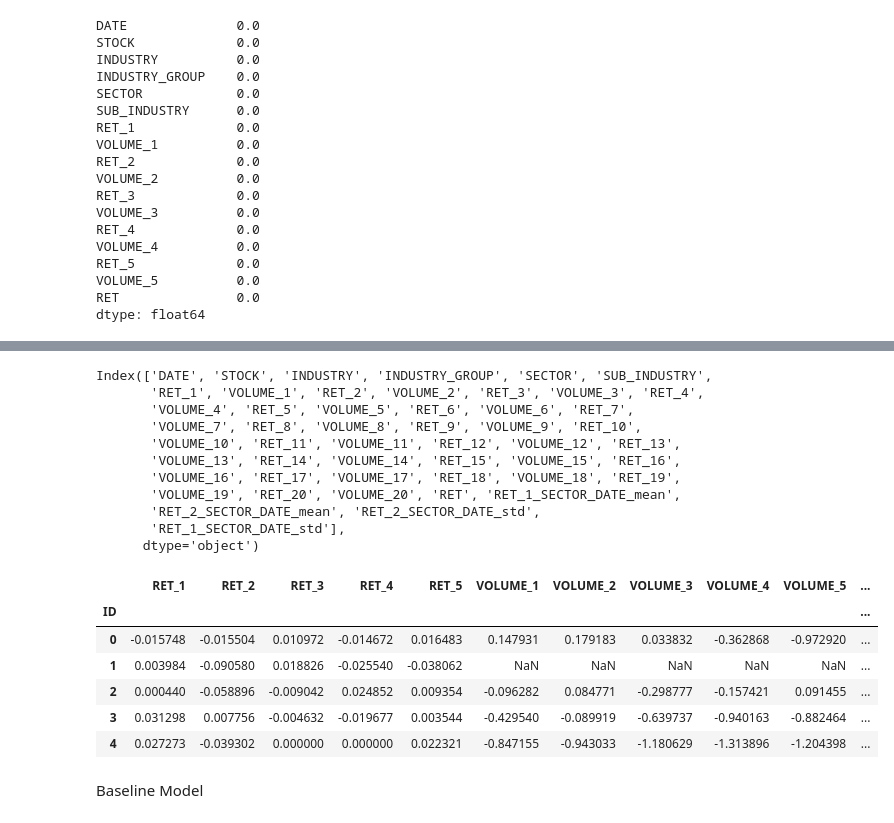
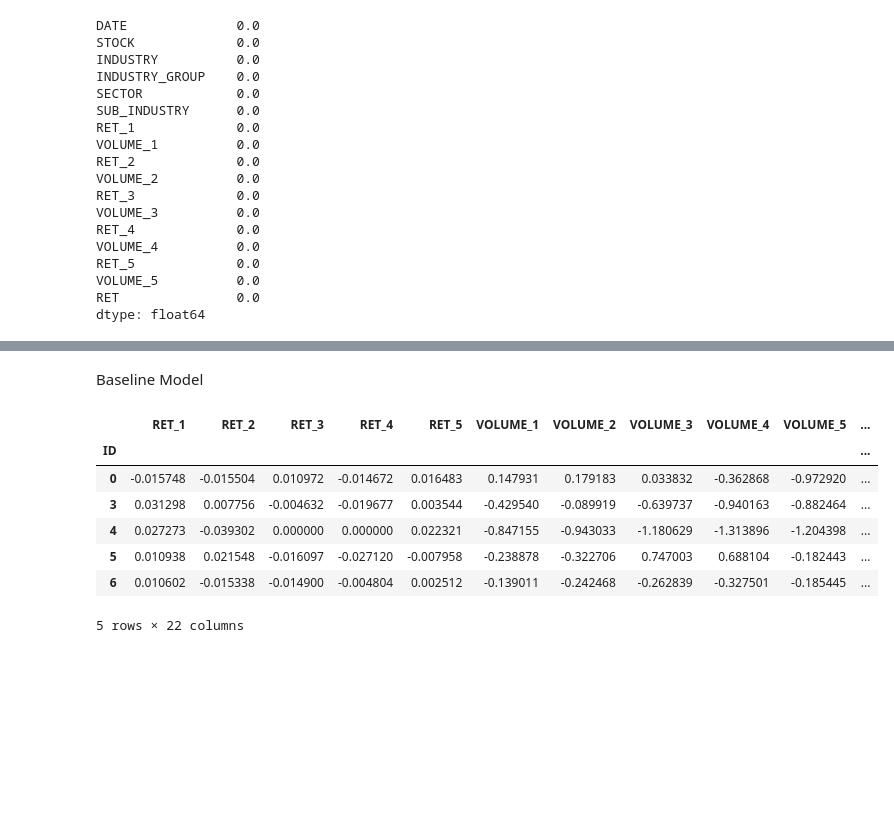
Before and after one commit to AxelPortier/QRT_Challenge_ENS, a Jupyter notebook: Test_Axel.ipynb, the cells around one changed output, grey strips where cells are left out. Cells and saved outputs as stored; diff of their text form; code cells hidden in the pictures; blank space fills up the shorter version.

```diff
--- a/Test_Axel.ipynb
+++ b/Test_Axel.ipynb
@@ -242,17 +299,19 @@ Data Preprocessing
 # %%
 # Feature engineering
 new_features = []
+train=cleaned_iqr
 
 # Conditional aggregated features
-shifts = [1,2]  # Choose some different shifts
-statistics = ['mean','std']  # the type of stat
-gb_features = ['SECTOR', 'DATE']
-target_feature = 'RET'
+shifts = [1,2,3]  # Choose some different shifts
+statistics = ['mean','sum']  # the type of stat
+gb_features = ['SECTOR', 'DATE','INDUSTRY_GROUP']
+target_featureS = ['RET','VOLUME']
 tmp_name = '_'.join(gb_features)
 for shift in shifts:
-    for stat in statistics:
-        name = f'{target_feature}_{shift}_{tmp_name}_{stat}'
-        feat = f'{target_feature}_{shift}'
-        new_features.append(name)
-        for data in [train, test]:
-            data[name] = data.groupby(gb_features)[feat].transform(stat)
+    for target_feature in target_featureS :
+        for stat in statistics:
+            name = f'{target_feature}_{shift}_{tmp_name}_{stat}'
+            feat = f'{target_feature}_{shift}'
+            new_features.append(name)
+            for data in [train, test]:
+                data[name] = data.groupby(gb_features)[feat].transform(stat)
@@ -259,30 +336,21 @@ for shift in shifts:
-# %%
-print(train.columns)
-n_shifts = 5  # If you don't want all the shifts to reduce noise
-features = ['RET_%d' % (i + 1) for i in range(n_shifts)]
-features += ['VOLUME_%d' % (i + 1) for i in range(n_shifts)]
-features += new_features  # The conditional features
-train[features].head()
-# %% [output]
-Index(['DATE', 'STOCK', 'INDUSTRY', 'INDUSTRY_GROUP', 'SECTOR', 'SUB_INDUSTRY',
-       'RET_1', 'VOLUME_1', 'RET_2', 'VOLUME_2', 'RET_3', 'VOLUME_3', 'RET_4',
-       'VOLUME_4', 'RET_5', 'VOLUME_5', 'RET_6', 'VOLUME_6', 'RET_7',
-       'VOLUME_7', 'RET_8', 'VOLUME_8', 'RET_9', 'VOLUME_9', 'RET_10',
-       'VOLUME_10', 'RET_11', 'VOLUME_11', 'RET_12', 'VOLUME_12', 'RET_13',
-       'VOLUME_13', 'RET_14', 'VOLUME_14', 'RET_15', 'VOLUME_15', 'RET_16',
-       'VOLUME_16', 'RET_17', 'VOLUME_17', 'RET_18', 'VOLUME_18', 'RET_19',
-       'VOLUME_19', 'RET_20', 'VOLUME_20', 'RET', 'RET_1_SECTOR_DATE_mean',
-       'RET_2_SECTOR_DATE_mean', 'RET_2_SECTOR_DATE_std',
-       'RET_1_SECTOR_DATE_std'],
-      dtype='object')
-|  | RET_1 | RET_2 | RET_3 | RET_4 | RET_5 | VOLUME_1 | VOLUME_2 | VOLUME_3 | VOLUME_4 | VOLUME_5 | ... |
-| ID |  |  |  |  |  |  |  |  |  |  | ... |
-| 0 | -0.015748 | -0.015504 | 0.010972 | -0.014672 | 0.016483 | 0.147931 | 0.179183 | 0.033832 | -0.362868 | -0.972920 | ... |
-| 1 | 0.003984 | -0.090580 | 0.018826 | -0.025540 | -0.038062 | NaN | NaN | NaN | NaN | NaN | ... |
-| 2 | 0.000440 | -0.058896 | -0.009042 | 0.024852 | 0.009354 | -0.096282 | 0.084771 | -0.298777 | -0.157421 | 0.091455 | ... |
-| 3 | 0.031298 | 0.007756 | -0.004632 | -0.019677 | 0.003544 | -0.429540 | -0.089919 | -0.639737 | -0.940163 | -0.882464 | ... |
-| 4 | 0.027273 | -0.039302 | 0.000000 | 0.000000 | 0.022321 | -0.847155 | -0.943033 | -1.180629 | -1.313896 | -1.204398 | ... |
 # %% [markdown]
 Baseline Model
+# %%
+target = 'RET'
+
+n_shifts = 5  # If you don't want all the shifts to reduce noise
+features = ['RET_%d' % (i + 1) for i in range(n_shifts)]
+features += ['VOLUME_%d' % (i + 1) for i in range(n_shifts)]
+features += new_features  # The conditional features
+train[features].head()
+# %% [output]
+|  | RET_1 | RET_2 | RET_3 | RET_4 | RET_5 | VOLUME_1 | VOLUME_2 | VOLUME_3 | VOLUME_4 | VOLUME_5 | ... |
+| ID |  |  |  |  |  |  |  |  |  |  | ... |
+| 0 | -0.015748 | -0.015504 | 0.010972 | -0.014672 | 0.016483 | 0.147931 | 0.179183 | 0.033832 | -0.362868 | -0.972920 | ... |
+| 3 | 0.031298 | 0.007756 | -0.004632 | -0.019677 | 0.003544 | -0.429540 | -0.089919 | -0.639737 | -0.940163 | -0.882464 | ... |
+| 4 | 0.027273 | -0.039302 | 0.000000 | 0.000000 | 0.022321 | -0.847155 | -0.943033 | -1.180629 | -1.313896 | -1.204398 | ... |
+| 5 | 0.010938 | 0.021548 | -0.016097 | -0.027120 | -0.007958 | -0.238878 | -0.322706 | 0.747003 | 0.688104 | -0.182443 | ... |
+| 6 | 0.010602 | -0.015338 | -0.014900 | -0.004804 | 0.002512 | -0.139011 | -0.242468 | -0.262839 | -0.327501 | -0.185445 | ... |
+5 rows × 22 columns
 # %%
 X_train = train[features]
```
Also changed, not shown: parts of 14 cells of this notebook.
